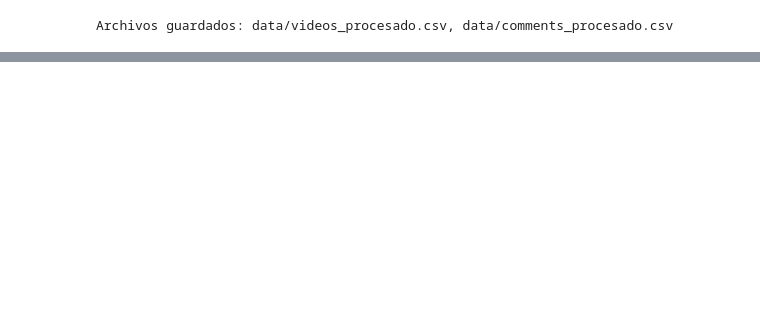
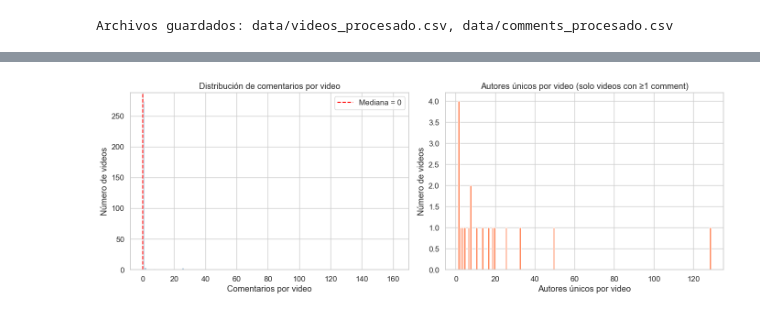
Before and after one commit to Ikeel04/Labs-DS, a Jupyter notebook: Lab6/Laboratorio6.ipynb, the cells around one changed output, grey strips where cells are left out. Drawn from its saved outputs; the diff is of its cells as text; code cells hidden in the pictures; blank space fills up the shorter version.

```diff
--- a/Lab6/Laboratorio6.ipynb
+++ b/Lab6/Laboratorio6.ipynb
@@ -584,0 +741,25 @@ Archivos guardados: data/videos_procesado.csv, data/comments_procesado.csv
+# %%
+fig, axes = plt.subplots(1, 2, figsize=(14, 5))
+
+# Histograma de comentarios por video
+axes[0].hist(comentarios_por_video['n_comments'], bins=range(0, comentarios_por_video['n_comments'].max()+2),
+             color='steelblue', edgecolor='white', rwidth=0.8)
+axes[0].set_xlabel('Comentarios por video')
+axes[0].set_ylabel('Número de videos')
+axes[0].set_title('Distribución de comentarios por video')
+axes[0].axvline(comentarios_por_video['n_comments'].median(), color='red',
+                linestyle='--', label=f'Mediana = {comentarios_por_video["n_comments"].median():.0f}')
+axes[0].legend()
+
+# Histograma de autores por video (solo videos con comments)
+con_comments = comentarios_por_video[comentarios_por_video['n_comments'] > 0]
+axes[1].hist(con_comments['n_autores'], bins=range(1, con_comments['n_autores'].max()+2),
+             color='coral', edgecolor='white', rwidth=0.8)
+axes[1].set_xlabel('Autores únicos por video')
+axes[1].set_ylabel('Número de videos')
+axes[1].set_title('Autores únicos por video (solo videos con ≥1 comment)')
+
+plt.tight_layout()
+plt.show()
+# %% [output]
+[figure, added]
```
Also changed, not shown: parts of 68 cells of this notebook, 1 other file.
